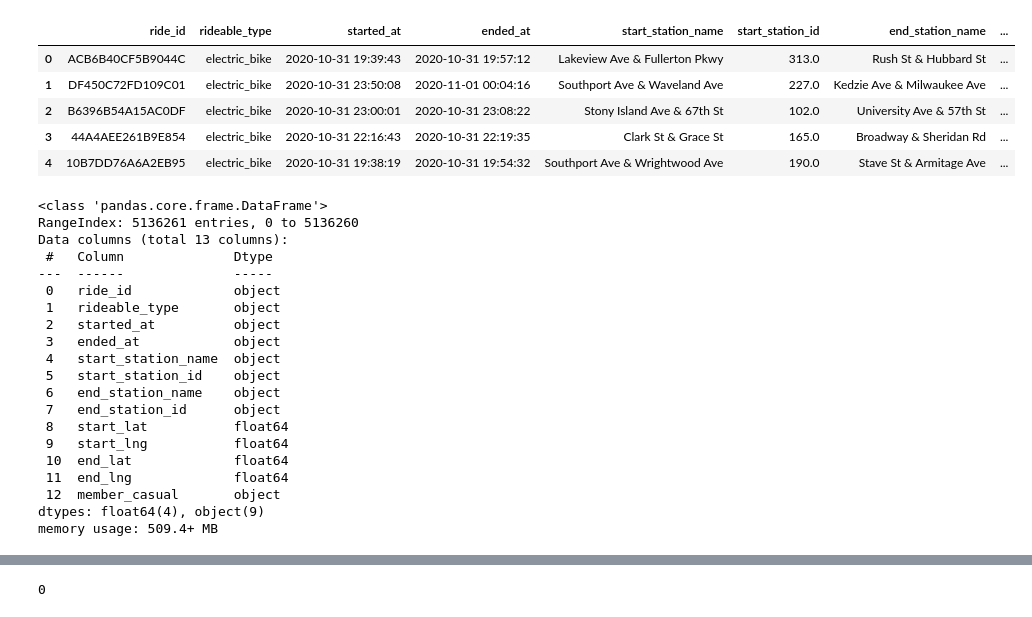
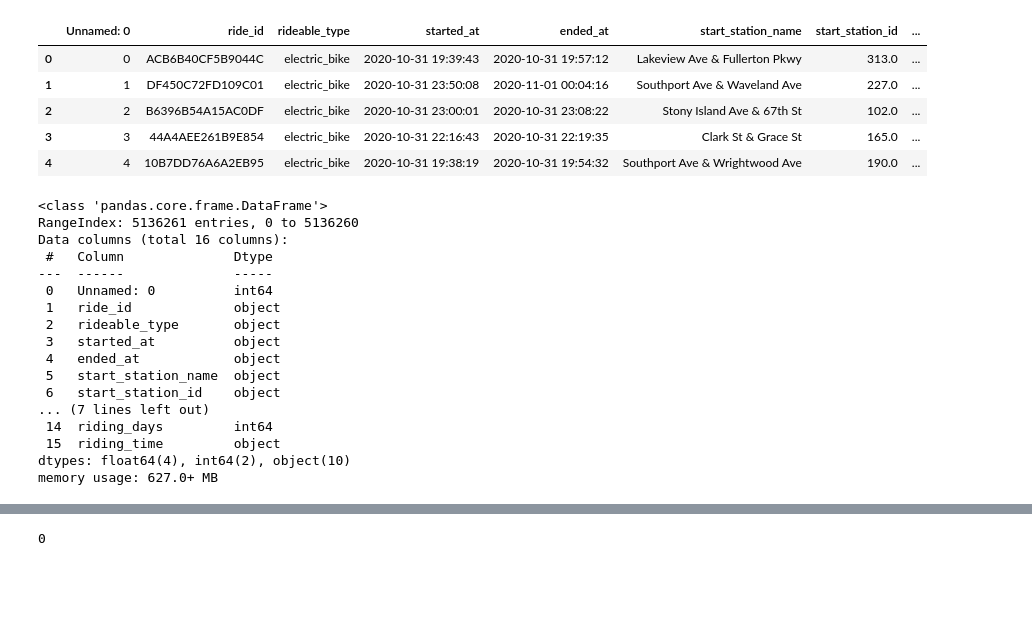
Before and after one commit to slothpunch/Coursera, a Jupyter notebook: Google DA Certificate/Case Study 1/Case Study 1.ipynb, the cells around one changed output, grey strips where cells are left out. Drawn from its saved outputs; the diff is of its cells as text; code cells hidden in the pictures; blank space fills up the shorter version.

```diff
--- a/Google DA Certificate/Case Study 1/Case Study 1.ipynb
+++ b/Google DA Certificate/Case Study 1/Case Study 1.ipynb
@@ -29,33 +29,30 @@ import seaborn as sns
 # %%
-df = pd.read_csv("Divvy_Trips_202010-202109.csv")
+df = pd.read_csv("Cyclistic_202010_202109.csv")
 df.head()
 # %% [output]
-|  | ride_id | rideable_type | started_at | ended_at | start_station_name | start_station_id | end_station_name | ... |
-| 0 | ACB6B40CF5B9044C | electric_bike | 2020-10-31 19:39:43 | 2020-10-31 19:57:12 | Lakeview Ave & Fullerton Pkwy | 313.0 | Rush St & Hubbard St | ... |
-| 1 | DF450C72FD109C01 | electric_bike | 2020-10-31 23:50:08 | 2020-11-01 00:04:16 | Southport Ave & Waveland Ave | 227.0 | Kedzie Ave & Milwaukee Ave | ... |
-| 2 | B6396B54A15AC0DF | electric_bike | 2020-10-31 23:00:01 | 2020-10-31 23:08:22 | Stony Island Ave & 67th St | 102.0 | University Ave & 57th St | ... |
-| 3 | 44A4AEE261B9E854 | electric_bike | 2020-10-31 22:16:43 | 2020-10-31 22:19:35 | Clark St & Grace St | 165.0 | Broadway & Sheridan Rd | ... |
-| 4 | 10B7DD76A6A2EB95 | electric_bike | 2020-10-31 19:38:19 | 2020-10-31 19:54:32 | Southport Ave & Wrightwood Ave | 190.0 | Stave St & Armitage Ave | ... |
+|  | Unnamed: 0 | ride_id | rideable_type | started_at | ended_at | start_station_name | start_station_id | ... |
+| 0 | 0 | ACB6B40CF5B9044C | electric_bike | 2020-10-31 19:39:43 | 2020-10-31 19:57:12 | Lakeview Ave & Fullerton Pkwy | 313.0 | ... |
+| 1 | 1 | DF450C72FD109C01 | electric_bike | 2020-10-31 23:50:08 | 2020-11-01 00:04:16 | Southport Ave & Waveland Ave | 227.0 | ... |
+| 2 | 2 | B6396B54A15AC0DF | electric_bike | 2020-10-31 23:00:01 | 2020-10-31 23:08:22 | Stony Island Ave & 67th St | 102.0 | ... |
+| 3 | 3 | 44A4AEE261B9E854 | electric_bike | 2020-10-31 22:16:43 | 2020-10-31 22:19:35 | Clark St & Grace St | 165.0 | ... |
+| 4 | 4 | 10B7DD76A6A2EB95 | electric_bike | 2020-10-31 19:38:19 | 2020-10-31 19:54:32 | Southport Ave & Wrightwood Ave | 190.0 | ... |
 # %%
 df.info()
 # %% [output]
 <class 'pandas.core.frame.DataFrame'>
 RangeIndex: 5136261 entries, 0 to 5136260
-Data columns (total 13 columns):
+Data columns (total 16 columns):
  #   Column              Dtype
 ---  ------              -----
- 0   ride_id             object
- 1   rideable_type       object
- 2   started_at          object
- 3   ended_at            object
- 4   start_station_name  object
- 5   start_station_id    object
- 6   end_station_name    object
- 7   end_station_id      object
- 8   start_lat           float64
- 9   start_lng           float64
- 10  end_lat             float64
- 11  end_lng             float64
- 12  member_casual       object
-dtypes: float64(4), object(9)
-memory usage: 509.4+ MB
+ 0   Unnamed: 0          int64
+ 1   ride_id             object
+ 2   rideable_type       object
+ 3   started_at          object
+ 4   ended_at            object
+ 5   start_station_name  object
+ 6   start_station_id    object
+... (7 lines left out)
+ 14  riding_days         int64
+ 15  riding_time         object
+dtypes: float64(4), int64(2), object(10)
+memory usage: 627.0+ MB
```
Also changed, not shown: parts of 82 cells of this notebook.
